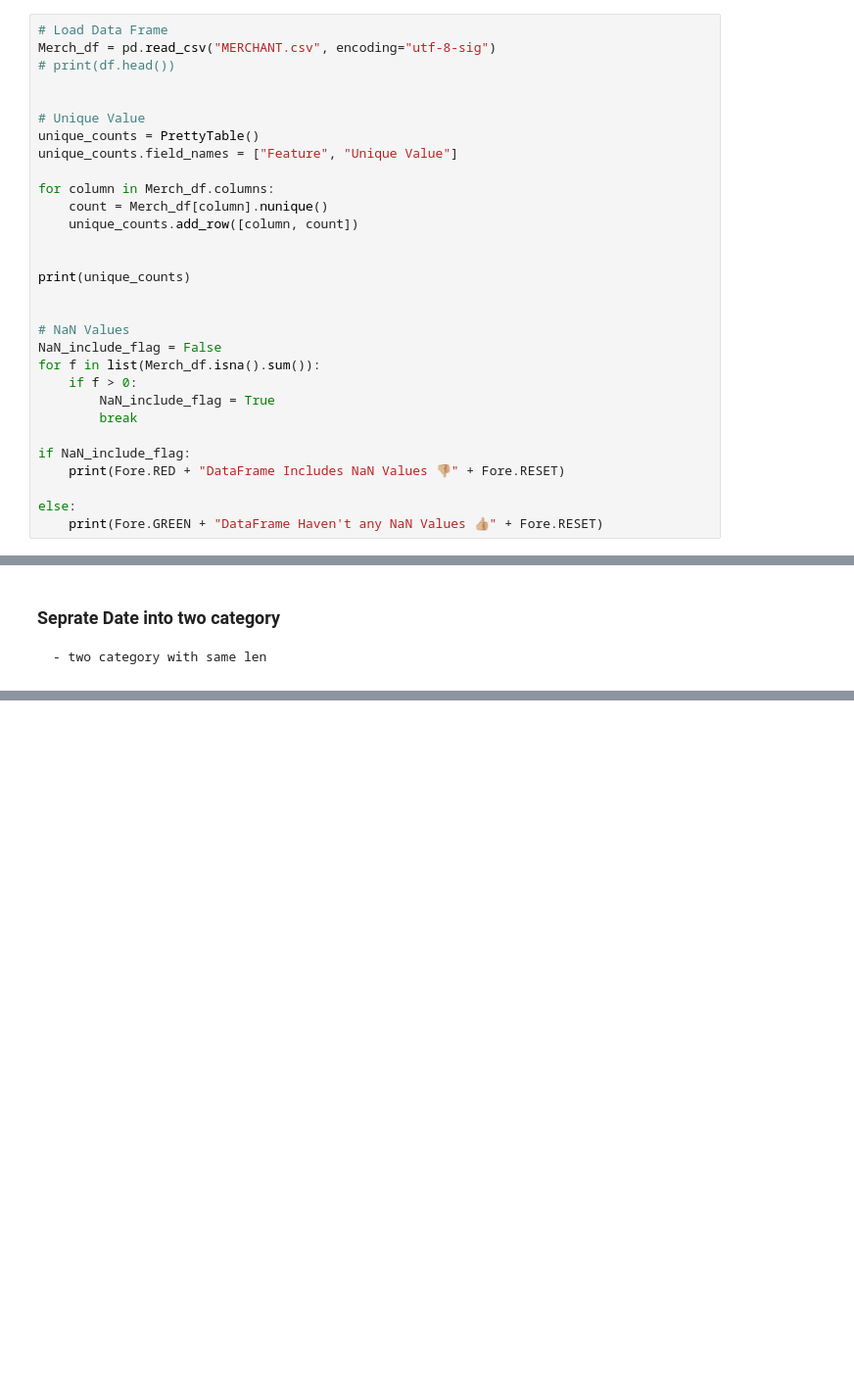
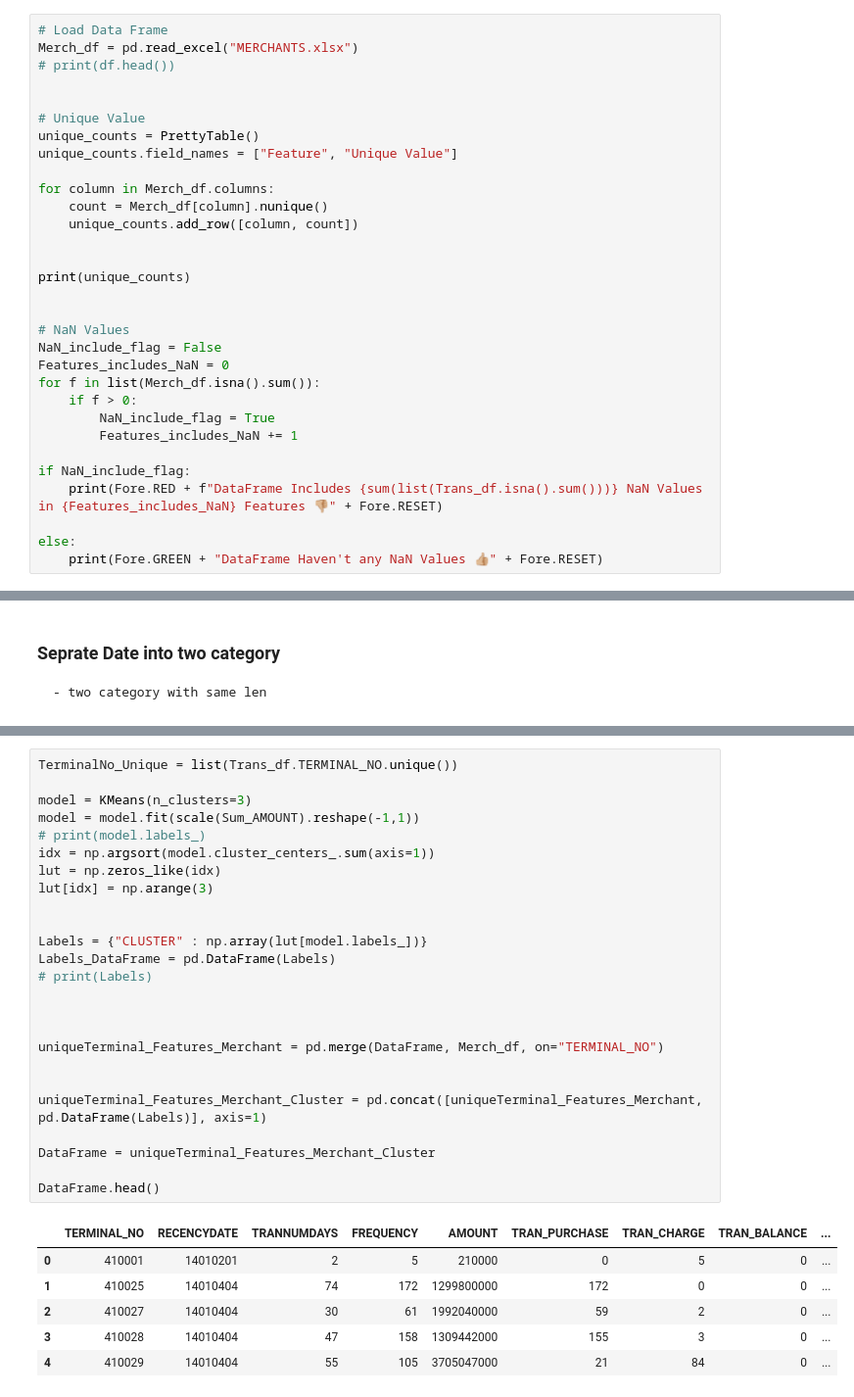
Before and after one commit to mahdi-ebrahimi-per/AI, a Jupyter notebook: 8- CLV/CLV.ipynb, the cells around one changed output, grey strips where cells are left out. Shown at 98% size. Drawn from its saved outputs; the diff is of its cells as text; blank space fills up the shorter version.

```diff
--- a/8- CLV/CLV.ipynb
+++ b/8- CLV/CLV.ipynb
@@ -79,7 +86,7 @@ DataFrame Haven't any NaN Values 👍🏼
     -  ها است PSP این دیتاست مربوط به اطلاعات
 # %%
 # Load Data Frame
-Merch_df = pd.read_csv("MERCHANT.csv", encoding="utf-8-sig")
+Merch_df = pd.read_excel("MERCHANTS.xlsx")
 # print(df.head())
 
 
@@ -97,13 +104,14 @@ print(unique_counts)
 
 # NaN Values
 NaN_include_flag = False
+Features_includes_NaN = 0
 for f in list(Merch_df.isna().sum()):
     if f > 0:
         NaN_include_flag = True
-        break
+        Features_includes_NaN += 1
 
 if NaN_include_flag:
-    print(Fore.RED + "DataFrame Includes NaN Values 👎🏼" + Fore.RESET)
+    print(Fore.RED + f"DataFrame Includes {sum(list(Trans_df.isna().sum()))} NaN Values in {Features_includes_NaN} Features 👎🏼" + Fore.RESET)
 
 else:
     print(Fore.GREEN + "DataFrame Haven't any NaN Values 👍🏼" + Fore.RESET)
@@ -347,0 +329,32 @@ Encoding
+# %%
+TerminalNo_Unique = list(Trans_df.TERMINAL_NO.unique())
+
+model = KMeans(n_clusters=3)
+model = model.fit(scale(Sum_AMOUNT).reshape(-1,1))
+# print(model.labels_)
+idx = np.argsort(model.cluster_centers_.sum(axis=1))
+lut = np.zeros_like(idx)
+lut[idx] = np.arange(3)
+
+
+Labels = {"CLUSTER" : np.array(lut[model.labels_])}
+Labels_DataFrame = pd.DataFrame(Labels)
+# print(Labels)
+
+
+
+uniqueTerminal_Features_Merchant = pd.merge(DataFrame, Merch_df, on="TERMINAL_NO")
+
+
+uniqueTerminal_Features_Merchant_Cluster = pd.concat([uniqueTerminal_Features_Merchant, pd.DataFrame(Labels)], axis=1)
+
+DataFrame = uniqueTerminal_Features_Merchant_Cluster
+
+DataFrame.head()
+# %% [output]
+|  | TERMINAL_NO | RECENCYDATE | TRANNUMDAYS | FREQUENCY | AMOUNT | TRAN_PURCHASE | TRAN_CHARGE | TRAN_BALANCE | ... |
+| 0 | 410001 | 14010201 | 2 | 5 | 210000 | 0 | 5 | 0 | ... |
+| 1 | 410025 | 14010404 | 74 | 172 | 1299800000 | 172 | 0 | 0 | ... |
+| 2 | 410027 | 14010404 | 30 | 61 | 1992040000 | 59 | 2 | 0 | ... |
+| 3 | 410028 | 14010404 | 47 | 158 | 1309442000 | 155 | 3 | 0 | ... |
+| 4 | 410029 | 14010404 | 55 | 105 | 3705047000 | 21 | 84 | 0 | ... |
```
Also changed, not shown: parts of 25 cells of this notebook.
